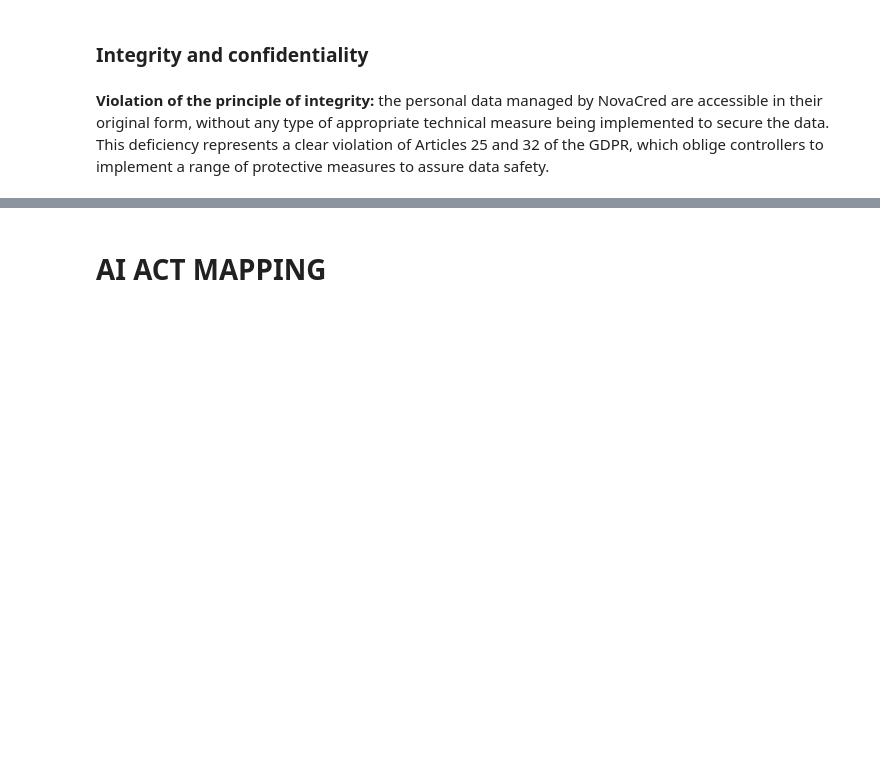
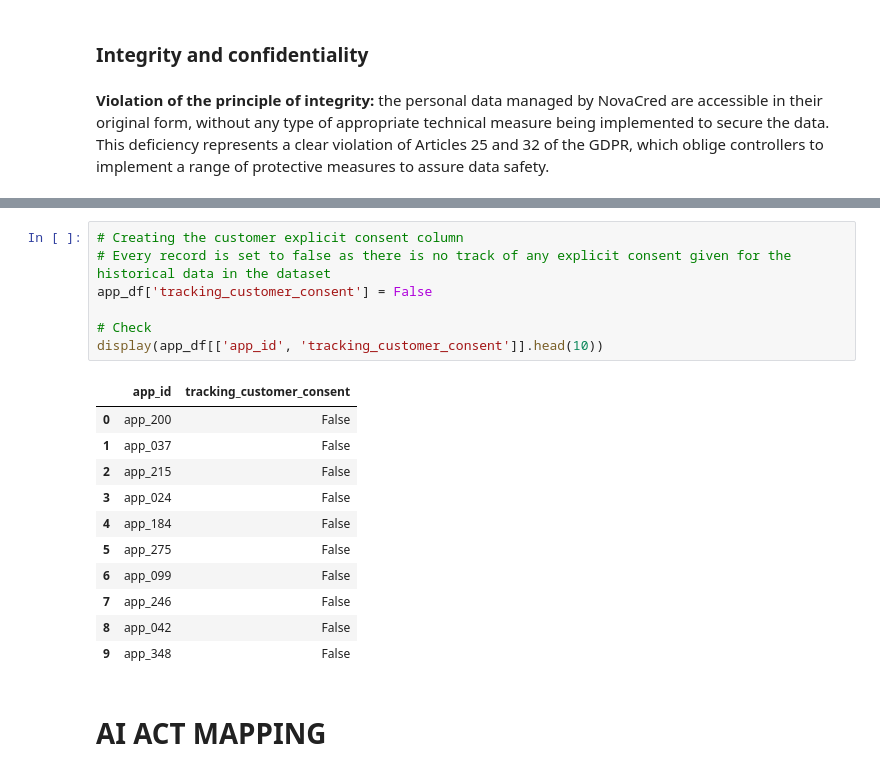
Before and after one commit to maxhaus31/dego-project-team7, a Jupyter notebook: 03-privacy-demo.ipynb, the cells around one changed output, grey strips where cells are left out. Cells and saved outputs as stored; diff of their text form; blank space fills up the shorter version.

```diff
--- a/03-privacy-demo.ipynb
+++ b/03-privacy-demo.ipynb
@@ -159,3 +262,22 @@ Data Retention Audit Trail:
+# %%
+# Creating the customer explicit consent column
+# Every record is set to false as there is no track of any explicit consent given for the historical data in the dataset
+app_df['tracking_customer_consent'] = False
+
+# Check
+display(app_df[['app_id', 'tracking_customer_consent']].head(10))
+# %% [output]
+|  | app_id | tracking_customer_consent |
+| 0 | app_200 | False |
+| 1 | app_037 | False |
+| 2 | app_215 | False |
+| 3 | app_024 | False |
+| 4 | app_184 | False |
+| 5 | app_275 | False |
+| 6 | app_099 | False |
+| 7 | app_246 | False |
+| 8 | app_042 | False |
+| 9 | app_348 | False |
 # %% [markdown]
 # AI ACT MAPPING
 # %% [markdown]
```
Also changed, not shown: parts of 16 cells of this notebook.
